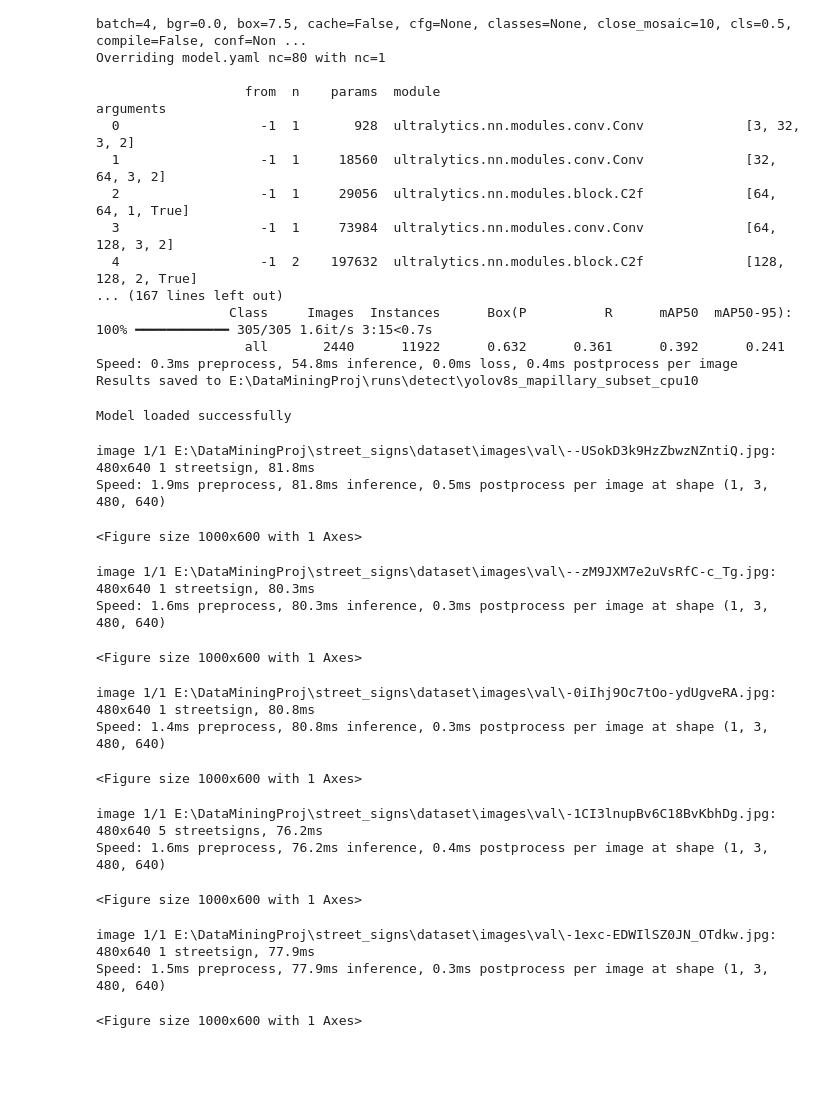
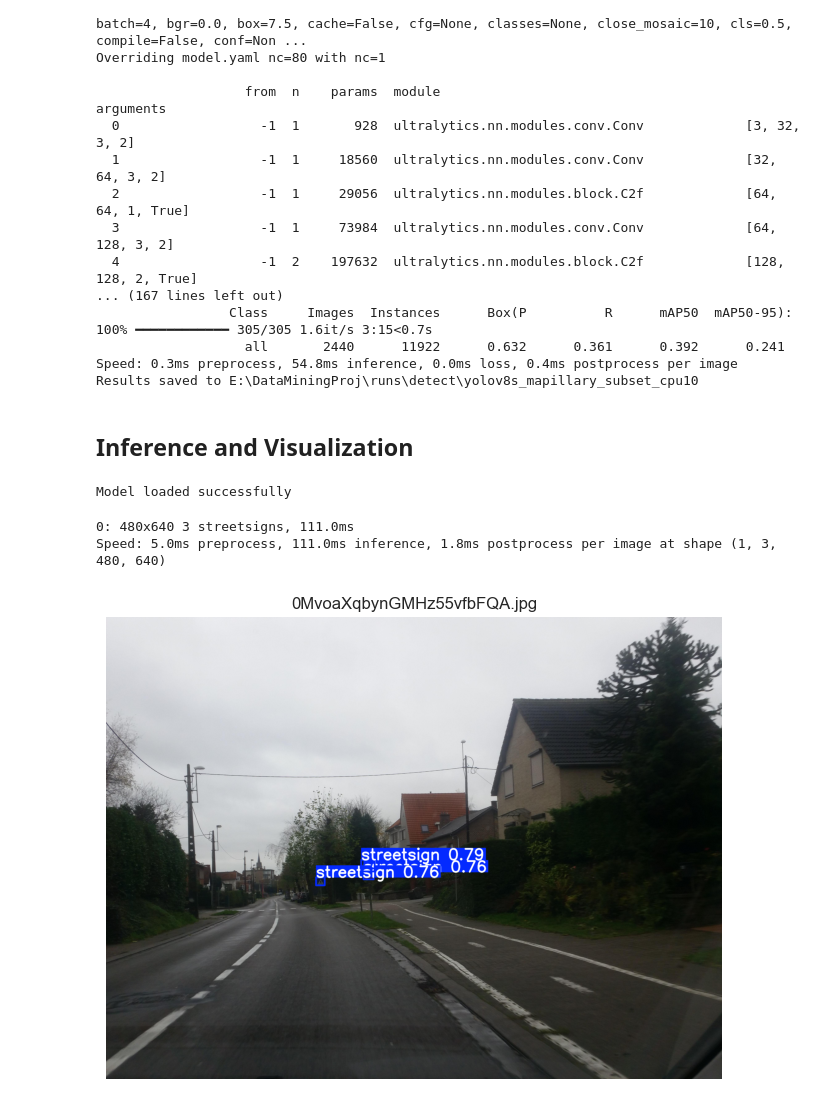
Before and after one commit to bypschroeder/CountryGuessr, a Jupyter notebook: street_signs/detector.ipynb, the cells around one changed output. Saved outputs shown, nothing was run; the diff lists cells and outputs as text; code cells hidden in the pictures; blank space fills up the shorter version.

```diff
--- a/street_signs/detector.ipynb
+++ b/street_signs/detector.ipynb
@@ -45,11 +52,13 @@ Overriding model.yaml nc=80 with nc=1
                    all       2440      11922      0.632      0.361      0.392      0.241
 Speed: 0.3ms preprocess, 54.8ms inference, 0.0ms loss, 0.4ms postprocess per image
 Results saved to E:\DataMiningProj\runs\detect\yolov8s_mapillary_subset_cpu10
+# %% [markdown]
+## Inference and Visualization
 # %%
 from ultralytics import YOLO
 
 # Path to your trained model
-MODEL_PATH = "street_signs/runs/detect/yolov8s_mapillary_subset_cpu10/weights/best.pt"
+MODEL_PATH = "runs/detect/yolov8s_mapillary_subset_cpu10/weights/best.pt"
 
 # Load model
 yolo_model = YOLO(MODEL_PATH)
@@ -60,41 +69,33 @@ Model loaded successfully
 # %%
 import matplotlib.pyplot as plt
 from PIL import Image
 import glob
 
-IMAGE_DIR = r"E:\DataMiningProj\street_signs\dataset\images\val"
+IMAGE_DIR = r"E:\DataMiningProj\Git_project\street_signs\dataset\images\val\0MvoaXqbynGMHz55vfbFQA.jpg"
 
 image_paths = sorted(
     glob.glob(f"{IMAGE_DIR}/*.jpg") +
     glob.glob(f"{IMAGE_DIR}/*.png")
-)[:5]
+)[:25]
+
+image_paths = sorted(
+    glob.glob(f"{IMAGE_DIR}")
+)[:25]
 
 for img_path in image_paths:
-    results = yolo_model(img_path, conf=0.3)
+    results = yolo_model(image_paths, conf=0.3)
 
     annotated = results[0].plot()
     annotated = annotated[:, :, ::-1]  # BGR → RGB
 
     plt.figure(figsize=(10, 6))
     plt.imshow(annotated)
     plt.title(img_path.split("\\")[-1])
     plt.axis("off")
 
     plt.show(block=True)
     plt.close()
 # %% [output]
-image 1/1 E:\DataMiningProj\street_signs\dataset\images\val\--USokD3k9HzZbwzNZntiQ.jpg: 480x640 1 streetsign, 81.8ms
-Speed: 1.9ms preprocess, 81.8ms inference, 0.5ms postprocess per image at shape (1, 3, 480, 640)
+0: 480x640 3 streetsigns, 111.0ms
+Speed: 5.0ms preprocess, 111.0ms inference, 1.8ms postprocess per image at shape (1, 3, 480, 640)
-<Figure size 1000x600 with 1 Axes>
-image 1/1 E:\DataMiningProj\street_signs\dataset\images\val\--zM9JXM7e2uVsRfC-c_Tg.jpg: 480x640 1 streetsign, 80.3ms
-Speed: 1.6ms preprocess, 80.3ms inference, 0.3ms postprocess per image at shape (1, 3, 480, 640)
-<Figure size 1000x600 with 1 Axes>
-image 1/1 E:\DataMiningProj\street_signs\dataset\images\val\-0iIhj9Oc7tOo-ydUgveRA.jpg: 480x640 1 streetsign, 80.8ms
-Speed: 1.4ms preprocess, 80.8ms inference, 0.3ms postprocess per image at shape (1, 3, 480, 640)
-<Figure size 1000x600 with 1 Axes>
-image 1/1 E:\DataMiningProj\street_signs\dataset\images\val\-1CI3lnupBv6C18BvKbhDg.jpg: 480x640 5 streetsigns, 76.2ms
-Speed: 1.6ms preprocess, 76.2ms inference, 0.4ms postprocess per image at shape (1, 3, 480, 640)
-<Figure size 1000x600 with 1 Axes>
-image 1/1 E:\DataMiningProj\street_signs\dataset\images\val\-1exc-EDWIlSZ0JN_OTdkw.jpg: 480x640 1 streetsign, 77.9ms
-Speed: 1.5ms preprocess, 77.9ms inference, 0.3ms postprocess per image at shape (1, 3, 480, 640)
-<Figure size 1000x600 with 1 Axes>
+[figure, added]
```
Also changed, not shown: parts of 10 cells of this notebook, 7 other files.
